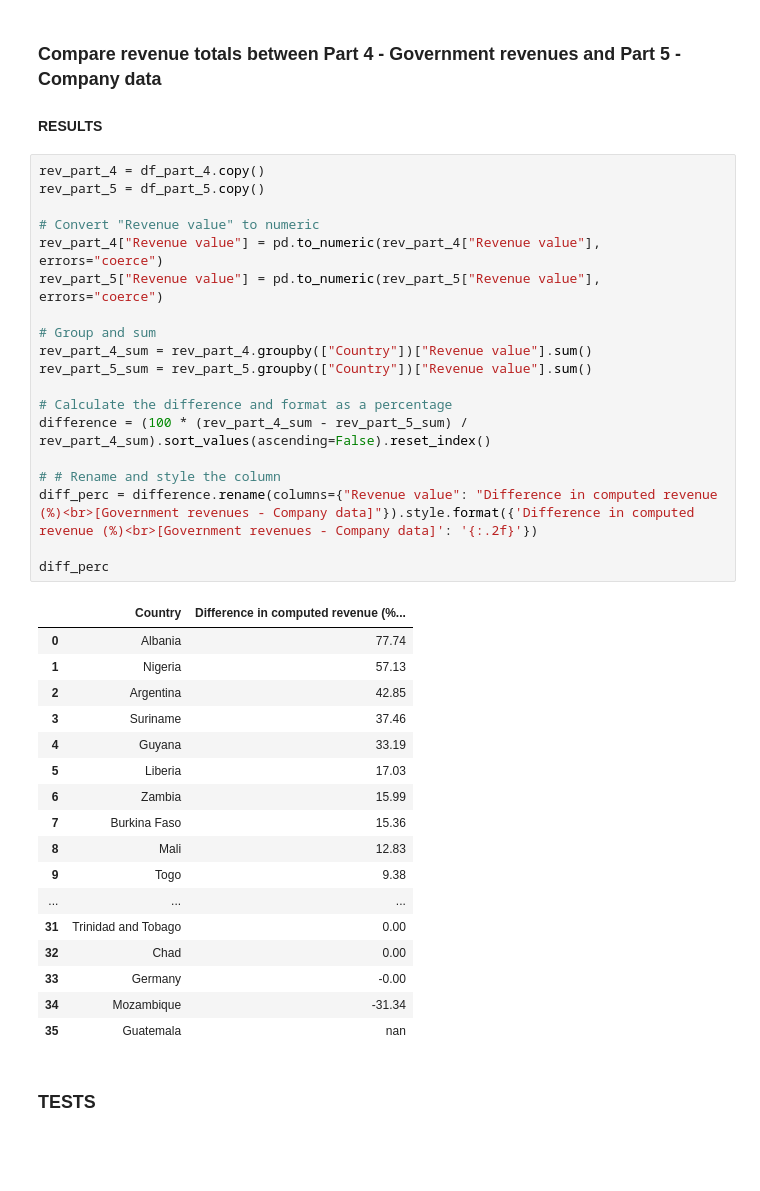
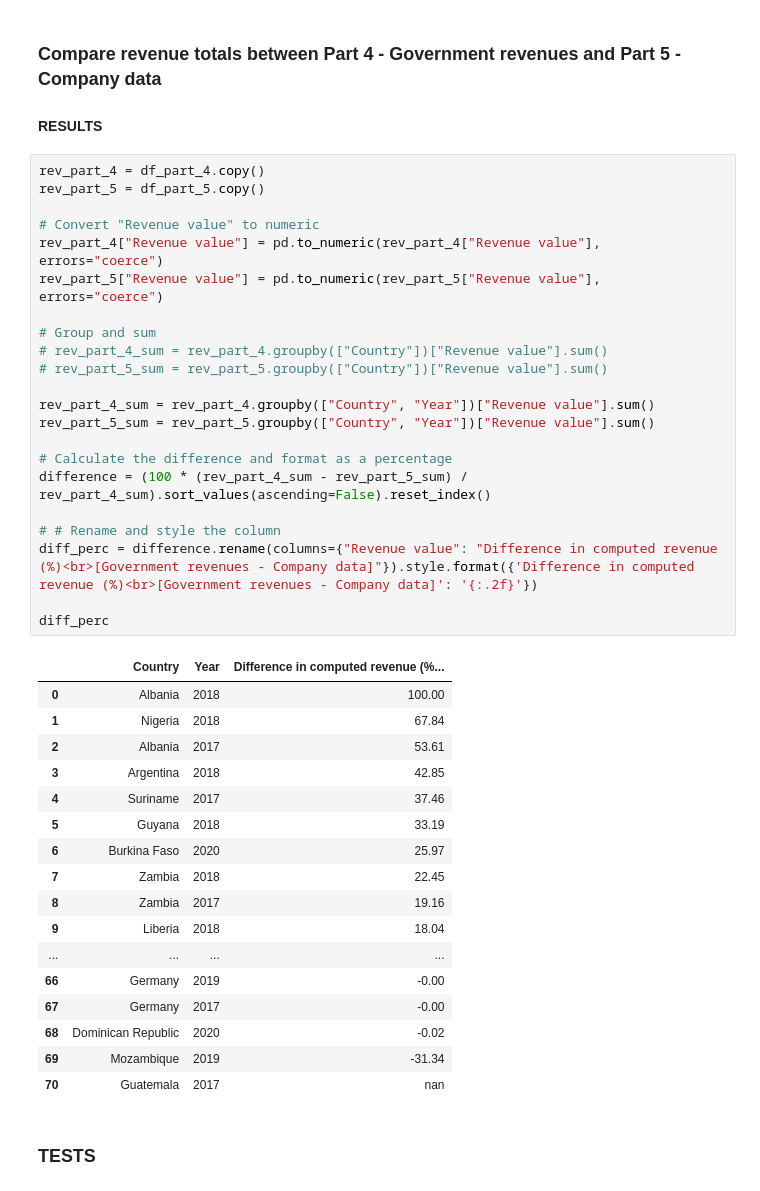
Before and after one commit to civicliteracies/EITI_SDT_data_verification_and_validation, a Jupyter notebook: 02 - Duplication and coherence.ipynb, the cells around one changed output. Cells and saved outputs as stored; diff of their text form; blank space fills up the shorter version.

```diff
--- a/02 - Duplication and coherence.ipynb
+++ b/02 - Duplication and coherence.ipynb
@@ -681,40 +688,43 @@ in both tables: 3146 rows
 # %%
 rev_part_4 = df_part_4.copy()
 rev_part_5 = df_part_5.copy()
 
 # Convert "Revenue value" to numeric
 rev_part_4["Revenue value"] = pd.to_numeric(rev_part_4["Revenue value"], errors="coerce")
 rev_part_5["Revenue value"] = pd.to_numeric(rev_part_5["Revenue value"], errors="coerce")
 
 # Group and sum
-rev_part_4_sum = rev_part_4.groupby(["Country"])["Revenue value"].sum()
-rev_part_5_sum = rev_part_5.groupby(["Country"])["Revenue value"].sum()
+# rev_part_4_sum = rev_part_4.groupby(["Country"])["Revenue value"].sum()
+# rev_part_5_sum = rev_part_5.groupby(["Country"])["Revenue value"].sum()
+
+rev_part_4_sum = rev_part_4.groupby(["Country", "Year"])["Revenue value"].sum()
+rev_part_5_sum = rev_part_5.groupby(["Country", "Year"])["Revenue value"].sum()
 
 # Calculate the difference and format as a percentage
 difference = (100 * (rev_part_4_sum - rev_part_5_sum) / rev_part_4_sum).sort_values(ascending=False).reset_index()
 
 # # Rename and style the column
 diff_perc = difference.rename(columns={"Revenue value": "Difference in computed revenue (%)<br>[Government revenues - Company data]"}).style.format({'Difference in computed revenue (%)<br>[Government revenues - Company data]': '{:.2f}'})
 
 diff_perc
 # %% [output]
-|  | Country | Difference in computed revenue (%... |
-| 0 | Albania | 77.74 |
-| 1 | Nigeria | 57.13 |
-| 2 | Argentina | 42.85 |
-| 3 | Suriname | 37.46 |
-| 4 | Guyana | 33.19 |
-| 5 | Liberia | 17.03 |
-| 6 | Zambia | 15.99 |
-| 7 | Burkina Faso | 15.36 |
-| 8 | Mali | 12.83 |
-| 9 | Togo | 9.38 |
-| ... | ... | ... |
-| 31 | Trinidad and Tobago | 0.00 |
-| 32 | Chad | 0.00 |
-| 33 | Germany | -0.00 |
-| 34 | Mozambique | -31.34 |
-| 35 | Guatemala | nan |
+|  | Country | Year | Difference in computed revenue (%... |
+| 0 | Albania | 2018 | 100.00 |
+| 1 | Nigeria | 2018 | 67.84 |
+| 2 | Albania | 2017 | 53.61 |
+| 3 | Argentina | 2018 | 42.85 |
+| 4 | Suriname | 2017 | 37.46 |
+| 5 | Guyana | 2018 | 33.19 |
+| 6 | Burkina Faso | 2020 | 25.97 |
+| 7 | Zambia | 2018 | 22.45 |
+| 8 | Zambia | 2017 | 19.16 |
+| 9 | Liberia | 2018 | 18.04 |
+| ... | ... | ... | ... |
+| 66 | Germany | 2019 | -0.00 |
+| 67 | Germany | 2017 | -0.00 |
+| 68 | Dominican Republic | 2020 | -0.02 |
+| 69 | Mozambique | 2019 | -31.34 |
+| 70 | Guatemala | 2017 | nan |
 # %% [markdown]
 ### TESTS
 # %%
```
Also changed, not shown: parts of 6 cells of this notebook.
